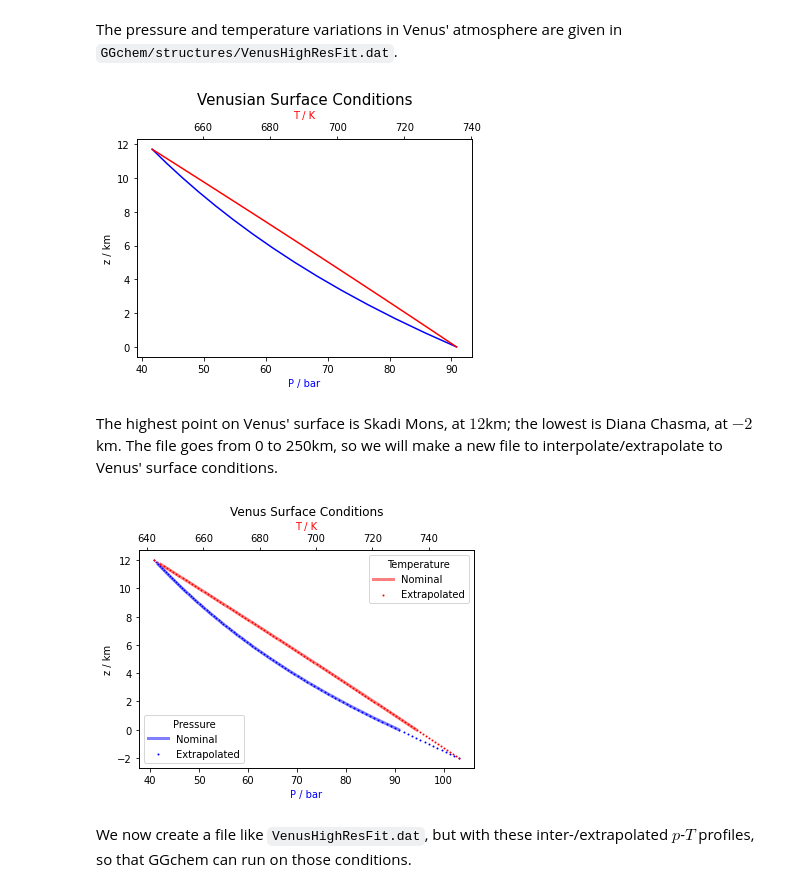
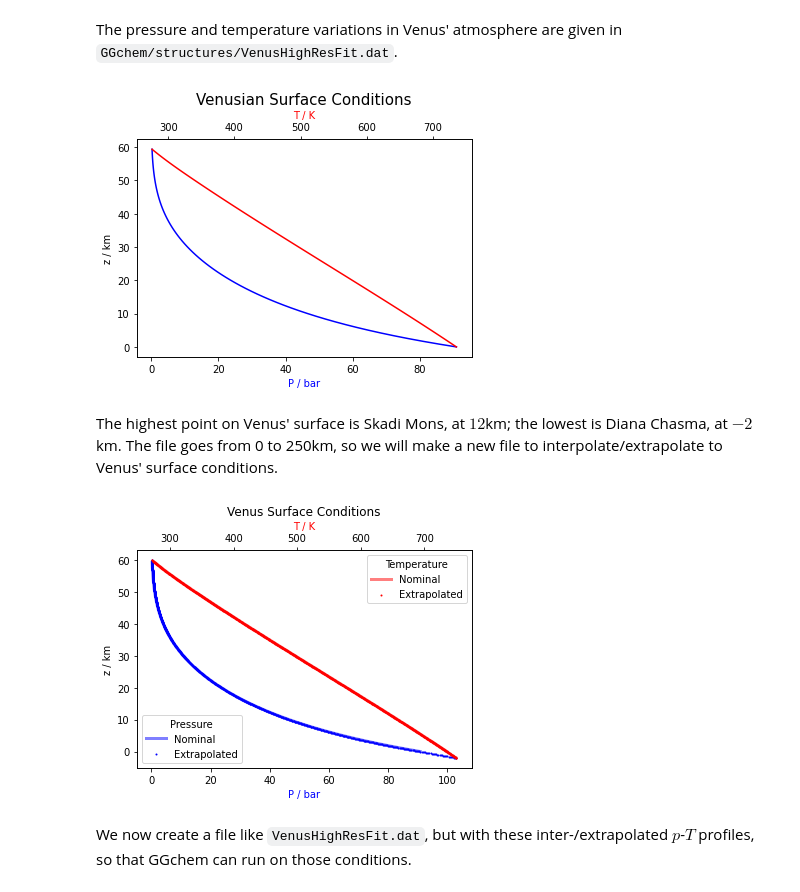
Before and after one commit to xbyrne/sai, a Jupyter notebook: venus/venus_altitude_composition.ipynb, the cells around one changed output. Drawn from its saved outputs; the diff is of its cells as text; code cells hidden in the pictures.

````diff
--- a/venus/venus_altitude_composition.ipynb
+++ b/venus/venus_altitude_composition.ipynb
@@ -11,7 +11,8 @@
 venus_structure = pd.read_csv('../GGchem/structures/VenusHighResFit.dat',
                               delim_whitespace=True,
                              index_col=0)[1:].set_index('z[km]')
-venus_structure = venus_structure[venus_structure.index < 12]
+max_alt_km = 60
+venus_structure = venus_structure[venus_structure.index < max_alt_km]
 
 fg, ax = plt.subplots()
 ax2 = ax.twiny()
@@ -49,11 +50,11 @@ ax.set_xlabel('P / bar',
 ax.set_ylabel('z / km')
 ax.set_title('Venusian Surface Conditions', fontsize=15);
 # %% [output]
-[figure, old version]
+[figure, new version]
 # %% [markdown]
 The highest point on Venus' surface is Skadi Mons, at $12$km; the lowest is Diana Chasma, at $-2$km. The file goes from 0 to 250km, so we will make a new file to interpolate/extrapolate to Venus' surface conditions.
 # %%
-z_km = np.linspace(-2,12,100)
+z_km = np.linspace(-2,max_alt_km,1000)
 T_K = interp1d(
     venus_structure.index,
     venus_structure['T[K]'],
@@ -65,34 +66,34 @@ P_bar = interp1d(
     fill_value='extrapolate'
 )(z_km)
 
 fg, ax = plt.subplots()
 ax2 = ax.twiny()
 
 ax.scatter(
     P_bar, z_km,
     c='b', s=1, label='Extrapolated'
 )
 ax.plot(
     venus_structure['P[bar]'], venus_structure.index,
     c='b', alpha=.5, lw=3, label='Nominal'
 )
 ax2.scatter(
     T_K,z_km,
     c='r', s=1, label='Extrapolated'
 )
 ax2.plot(
     venus_structure['T[K]'], venus_structure.index,
     c='r', alpha=.5, lw=3, label='Nominal'
 )
 ax.set_xlabel('P / bar', color='b')
 ax2.set_xlabel('T / K', color='r')
 ax.set_ylabel('z / km');
 ax.set_title('Venus Surface Conditions')
 
 ax.legend(loc='lower left', title='Pressure')
 ax2.legend(loc='upper right', title='Temperature');
 # %% [output]
-[figure, old version]
+[figure, new version]
 # %% [markdown]
 We now create a file like ```VenusHighResFit.dat```, but with these inter-/extrapolated $p$-$T$ profiles, so that GGchem can run on those conditions.
 # %%
````
Also changed, not shown: parts of 3 cells of this notebook, 4 other files.
